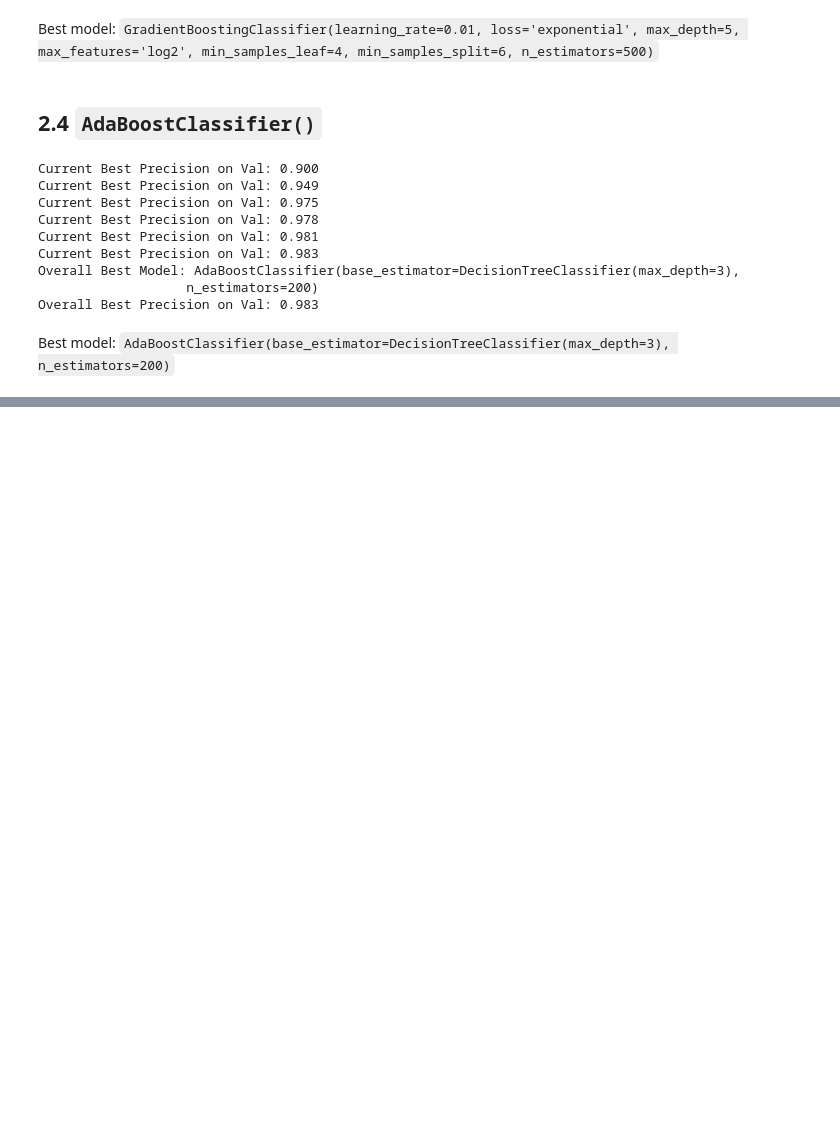
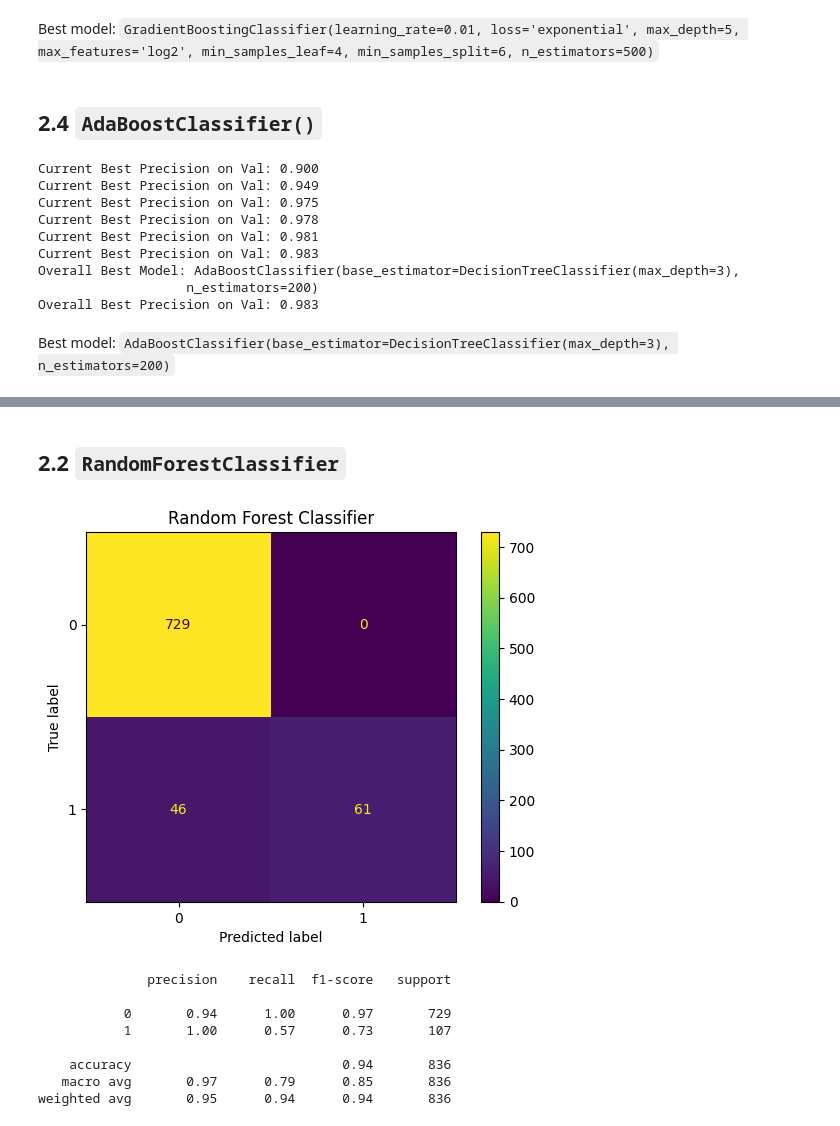
Before and after one commit to sampadk04/Applied_ML_Assignments, a Jupyter notebook: sms_spam_detection/train.ipynb, the cells around one changed output, grey strips where cells are left out. Drawn from its saved outputs; the diff is of its cells as text; code cells hidden in the pictures; blank space fills up the shorter version.

```diff
--- a/sms_spam_detection/train.ipynb
+++ b/sms_spam_detection/train.ipynb
@@ -261,0 +290,22 @@ Best model: `AdaBoostClassifier(base_estimator=DecisionTreeClassifier(max_depth=
+# %% [markdown]
+## 2.2 `RandomForestClassifier`
+# %%
+y_test_hat = best_rfc.predict(X_test)
+
+# show confusion matrix
+cm_display = ConfusionMatrixDisplay.from_predictions(y_test, y_test_hat, values_format='.5g')
+plt.title("Random Forest Classifier")
+plt.show()
+
+# print the classification report
+print(classification_report(y_test, y_test_hat))
+# %% [output]
+[figure, added]
+              precision    recall  f1-score   support
+
+           0       0.94      1.00      0.97       729
+           1       1.00      0.57      0.73       107
+
+    accuracy                           0.94       836
+   macro avg       0.97      0.79      0.85       836
+weighted avg       0.95      0.94      0.94       836
```
Also changed, not shown: parts of 11 cells of this notebook.
